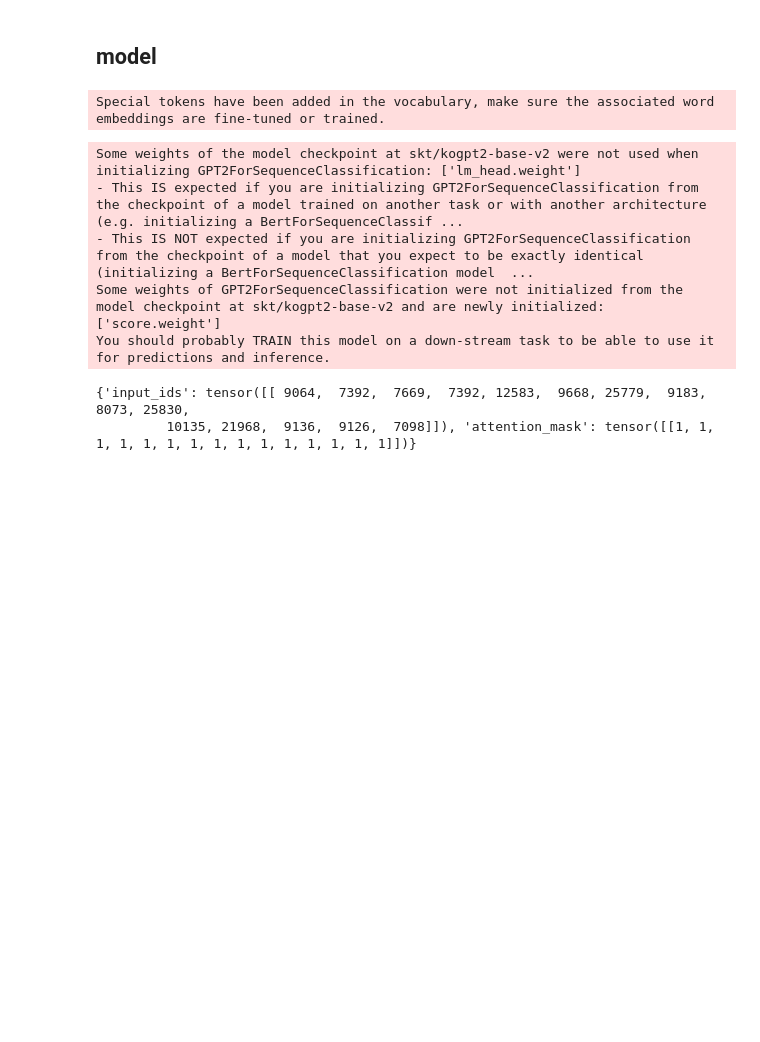
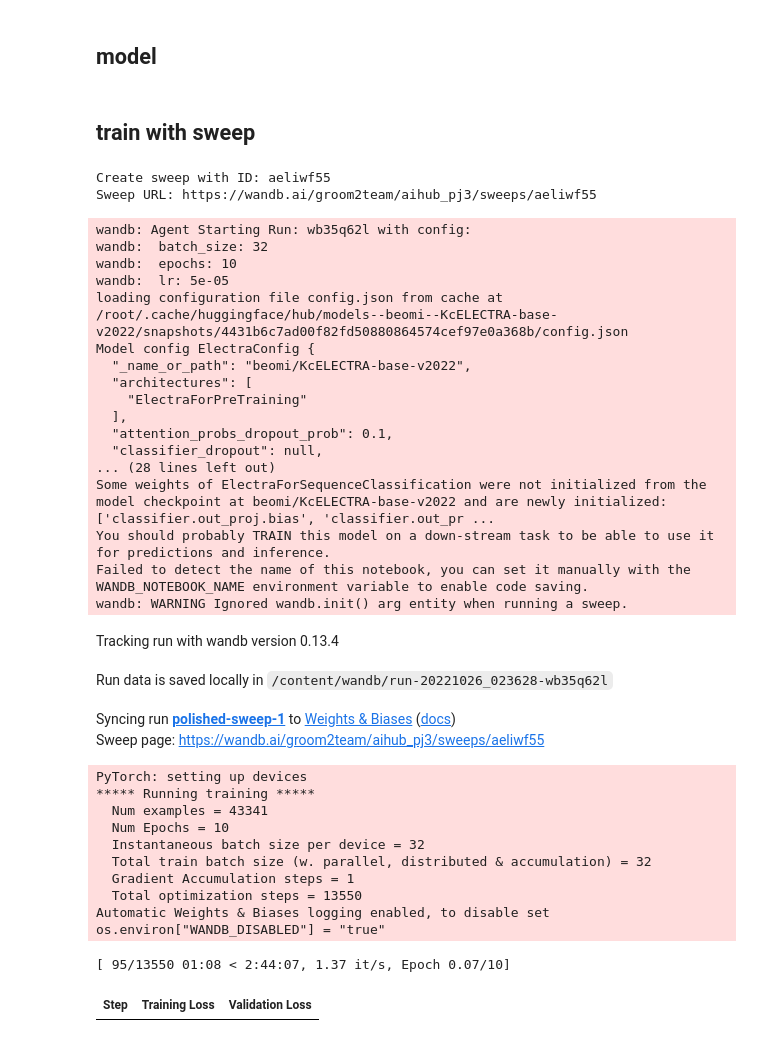
Before and after one commit to minjacho42/groomProject, a Jupyter notebook: tokenMasker/styleTokenMask.ipynb, the cells around one changed output. Drawn from its saved outputs; the diff is of its cells as text; code cells hidden in the pictures; blank space fills up the shorter version.

Commit message:
styleTokenMask classification finetuning code ver1

```diff
--- a/tokenMasker/styleTokenMask.ipynb
+++ b/tokenMasker/styleTokenMask.ipynb
@@ -182,0 +231,3 @@ Dataset({
+# %%
+train_tokenized_datasets = train_data.map(tokenizeWithLabel, batched=True, remove_columns=train_data.column_names)
+dev_tokenized_datasets = dev_data.map(tokenizeWithLabel, batched=True, remove_columns=dev_data.column_names)
@@ -183,17 +241,16 @@ Dataset({
 # %% [markdown]
 ## model
-# %%
-tokenizer = AutoTokenizer.from_pretrained('skt/kogpt2-base-v2')
-model = AutoModelForSequenceClassification.from_pretrained('skt/kogpt2-base-v2')
-# %% [output]
-Special tokens have been added in the vocabulary, make sure the associated word embeddings are fine-tuned or trained.
-Some weights of the model checkpoint at skt/kogpt2-base-v2 were not used when initializing GPT2ForSequenceClassification: ['lm_head.weight']
-- This IS expected if you are initializing GPT2ForSequenceClassification from the checkpoint of a model trained on another task or with another architecture (e.g. initializing a BertForSequenceClassif ...
-- This IS NOT expected if you are initializing GPT2ForSequenceClassification from the checkpoint of a model that you expect to be exactly identical (initializing a BertForSequenceClassification model  ...
-Some weights of GPT2ForSequenceClassification were not initialized from the model checkpoint at skt/kogpt2-base-v2 and are newly initialized: ['score.weight']
-You should probably TRAIN this model on a down-stream task to be able to use it for predictions and inference.
-# %%
-tokenizer(train_data[0]['texts'], return_tensors='pt')
-# %% [output]
-{'input_ids': tensor([[ 9064,  7392,  7669,  7392, 12583,  9668, 25779,  9183,  8073, 25830,
-         10135, 21968,  9136,  9126,  7098]]), 'attention_mask': tensor([[1, 1, 1, 1, 1, 1, 1, 1, 1, 1, 1, 1, 1, 1, 1]])}
+# %% [markdown]
+## train with sweep
+# %%
+sweep_configuration = {
+    'method': 'grid',
+    'name': 'sweep',
+    'metric': {'goal': 'minimize', 'name': 'eval/loss'},
+    'parameters':
+    {
+        'batch_size': {'values': [32]},
+        'epochs': {'values': [10]},
+        'lr': {'values': [5e-5]}
+     }
+}
@@ -199,0 +309,41 @@ tokenizer(train_data[0]['texts'], return_tensors='pt')
+# %%
+sweep_id = wandb.sweep(sweep=sweep_configuration, project='aihub_pj3', entity='groom2team')
+count = 1
+# %% [output]
+Create sweep with ID: aeliwf55
+Sweep URL: https://wandb.ai/groom2team/aihub_pj3/sweeps/aeliwf55
+# %%
+wandb.agent(sweep_id, function=train, count=count)
+# %% [output]
+wandb: Agent Starting Run: wb35q62l with config:
+wandb:  batch_size: 32
+wandb:  epochs: 10
+wandb:  lr: 5e-05
+loading configuration file config.json from cache at /root/.cache/huggingface/hub/models--beomi--KcELECTRA-base-v2022/snapshots/4431b6c7ad00f82fd50880864574cef97e0a368b/config.json
+Model config ElectraConfig {
+  "_name_or_path": "beomi/KcELECTRA-base-v2022",
+  "architectures": [
+    "ElectraForPreTraining"
+  ],
+  "attention_probs_dropout_prob": 0.1,
+  "classifier_dropout": null,
+... (28 lines left out)
+Some weights of ElectraForSequenceClassification were not initialized from the model checkpoint at beomi/KcELECTRA-base-v2022 and are newly initialized: ['classifier.out_proj.bias', 'classifier.out_pr ...
+You should probably TRAIN this model on a down-stream task to be able to use it for predictions and inference.
+Failed to detect the name of this notebook, you can set it manually with the WANDB_NOTEBOOK_NAME environment variable to enable code saving.
+wandb: WARNING Ignored wandb.init() arg entity when running a sweep.
+Tracking run with wandb version 0.13.4
+Run data is saved locally in /content/wandb/run-20221026_023628-wb35q62l
+Syncing run polished-sweep-1 to Weights & Biases (docs)
+Sweep page: https://wandb.ai/groom2team/aihub_pj3/sweeps/aeliwf55
+PyTorch: setting up devices
+***** Running training *****
+  Num examples = 43341
+  Num Epochs = 10
+  Instantaneous batch size per device = 32
+  Total train batch size (w. parallel, distributed & accumulation) = 32
+  Gradient Accumulation steps = 1
+  Total optimization steps = 13550
+Automatic Weights & Biases logging enabled, to disable set os.environ["WANDB_DISABLED"] = "true"
+[ 95/13550 01:08 < 2:44:07, 1.37 it/s, Epoch 0.07/10]
+| Step | Training Loss | Validation Loss |
```
Also changed, not shown: parts of 23 cells of this notebook, 3 other files.
